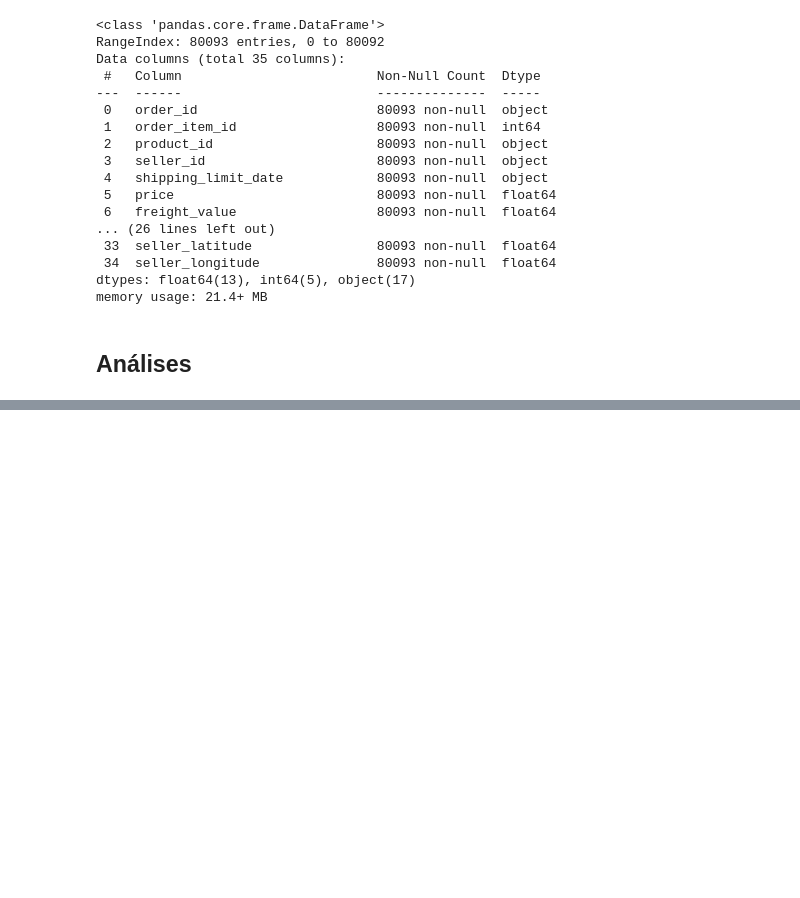
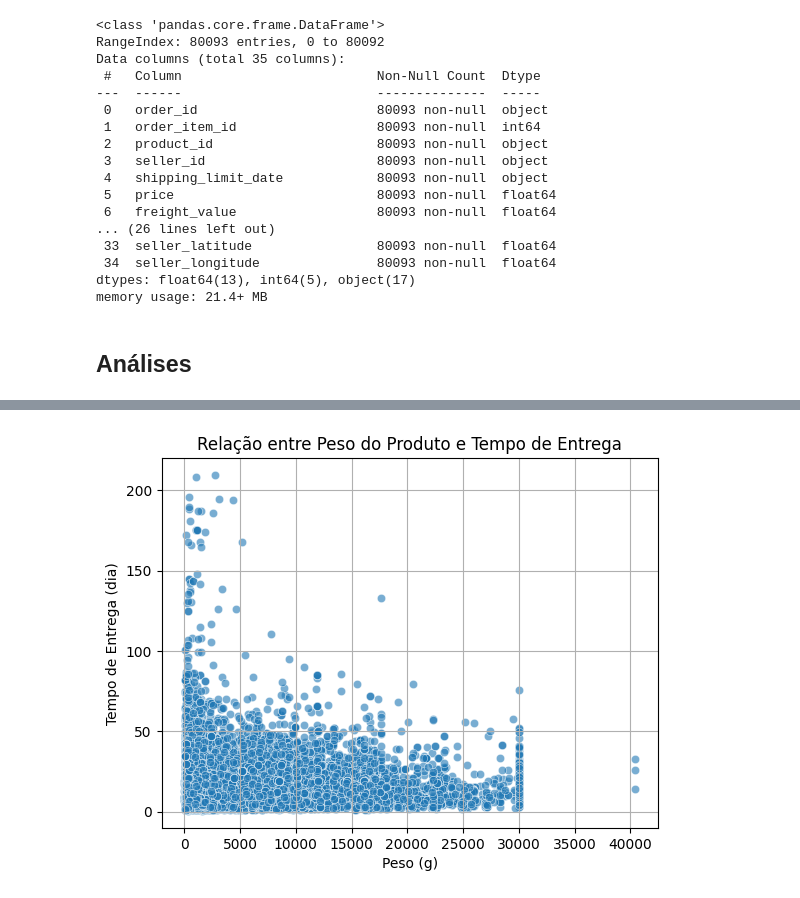
Before and after one commit to pedropalugan/NaBox, a Jupyter notebook: NaBox-Notebook.ipynb, the cells around one changed output, grey strips where cells are left out. Saved outputs shown, nothing was run; the diff lists cells and outputs as text; code cells hidden in the pictures; blank space fills up the shorter version.

```diff
--- a/NaBox-Notebook.ipynb
+++ b/NaBox-Notebook.ipynb
@@ -431,0 +443,9 @@ cmap='BrBG')
+# %%
+sns.scatterplot(data=df, x='product_weight_g', y='delivery_time (days)', alpha=0.6)
+plt.title('Relação entre Peso do Produto e Tempo de Entrega')
+plt.xlabel('Peso (g)')
+plt.ylabel('Tempo de Entrega (dia)')
+plt.grid(True)
+plt.show()
+# %% [output]
+[figure, added]
```
Also changed, not shown: parts of 3 cells of this notebook.
